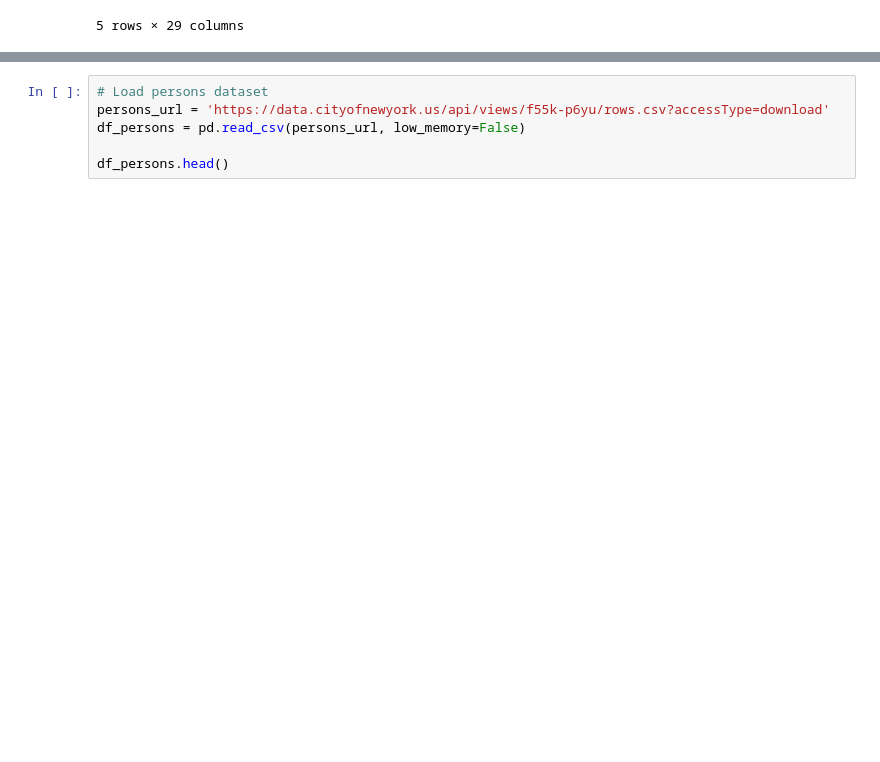
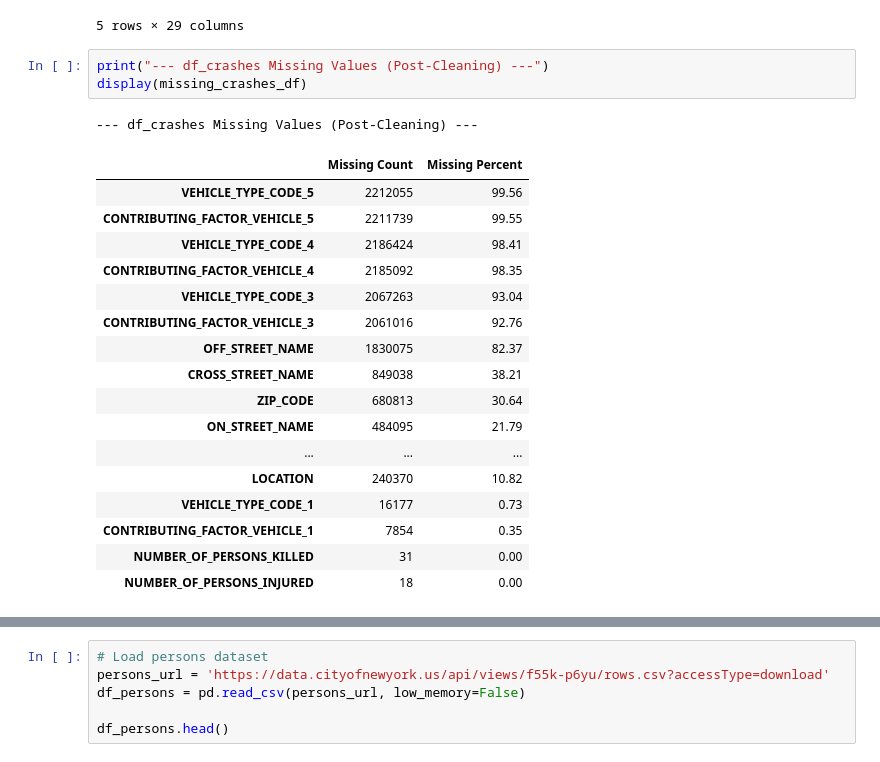
Before and after one commit to User-2rxeg/NYC-CrashLens, a Jupyter notebook: V1.ipynb, the cells around one changed output, grey strips where cells are left out. Cells and saved outputs as stored; diff of their text form; blank space fills up the shorter version.

```diff
--- a/V1.ipynb
+++ b/V1.ipynb
@@ -20,3 +20,25 @@ df_crashes.head()
 | 3 | 06/29/2022 | 6:55 | NaN | NaN | NaN | NaN | NaN | THROGS NECK BRIDGE | ... |
 | 4 | 09/21/2022 | 13:21 | NaN | NaN | NaN | NaN | NaN | BROOKLYN BRIDGE | ... |
 5 rows × 29 columns
+# %%
+print("--- df_crashes Missing Values (Post-Cleaning) ---")
+display(missing_crashes_df)
+# %% [output]
+--- df_crashes Missing Values (Post-Cleaning) ---
+|  | Missing Count | Missing Percent |
+| VEHICLE_TYPE_CODE_5 | 2212055 | 99.56 |
+| CONTRIBUTING_FACTOR_VEHICLE_5 | 2211739 | 99.55 |
+| VEHICLE_TYPE_CODE_4 | 2186424 | 98.41 |
+| CONTRIBUTING_FACTOR_VEHICLE_4 | 2185092 | 98.35 |
+| VEHICLE_TYPE_CODE_3 | 2067263 | 93.04 |
+| CONTRIBUTING_FACTOR_VEHICLE_3 | 2061016 | 92.76 |
+| OFF_STREET_NAME | 1830075 | 82.37 |
+| CROSS_STREET_NAME | 849038 | 38.21 |
+| ZIP_CODE | 680813 | 30.64 |
+| ON_STREET_NAME | 484095 | 21.79 |
+| ... | ... | ... |
+| LOCATION | 240370 | 10.82 |
+| VEHICLE_TYPE_CODE_1 | 16177 | 0.73 |
+| CONTRIBUTING_FACTOR_VEHICLE_1 | 7854 | 0.35 |
+| NUMBER_OF_PERSONS_KILLED | 31 | 0.00 |
+| NUMBER_OF_PERSONS_INJURED | 18 | 0.00 |
```
Also changed, not shown: parts of 4 cells of this notebook.
